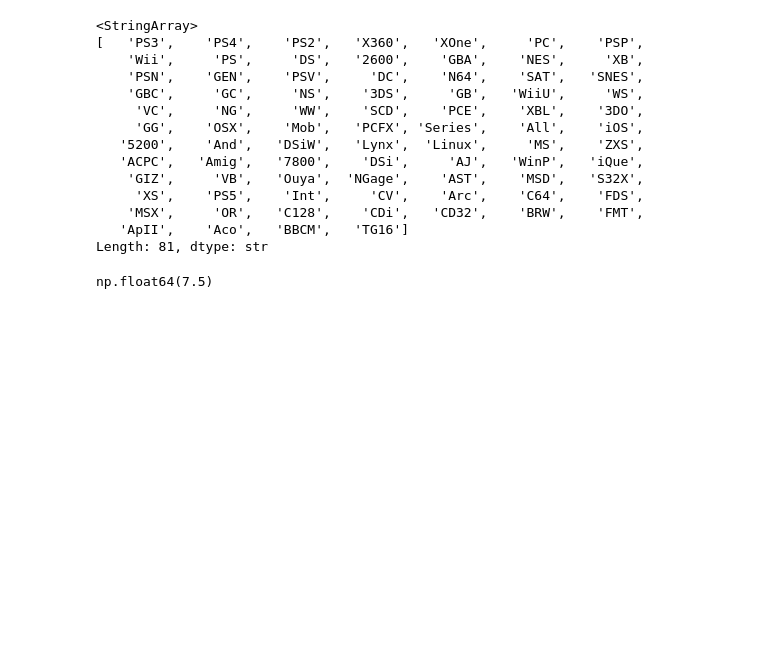
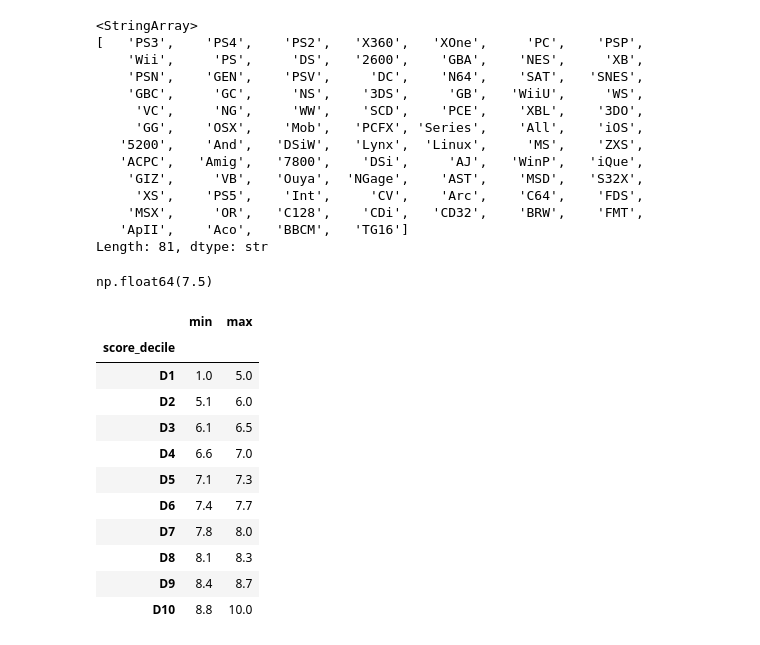
Before and after one commit to IsmaelTrentin/datasci-prj1, a Jupyter notebook: videogames.ipynb, the cells around one changed output. Cells and saved outputs as stored; diff of their text form; code cells hidden in the pictures; blank space fills up the shorter version.

```diff
--- a/videogames.ipynb
+++ b/videogames.ipynb
@@ -419,3 +419,45 @@ fig = px.bar(
 fig.update_xaxes(range=[1978, games_by_year["year"].max()])
 
 fig.show()
+# %%
+# pandas qcut divide i dati in `q` gruppi con lo stesso numero di samples/osservazioni.
+df_clean["score_decile"] = pd.qcut(
+    df_clean["critic_score"],
+    q=10,
+    labels=[f"D{i}" for i in range(1, 11)]
+)
+
+fig = px.box(
+    df_clean,
+    x="total_sales",
+    y="score_decile",
+    hover_name="title",
+    hover_data=["critic_score"],
+    log_x=True,  # consigliato perché le vendite sono molto skewed
+    title="Total Sales Distribution by Critic Score Deciles",
+    labels={
+        "total_sales": "Total Sales (millions)",
+        "score_decile": "Critic Score Decile"
+    }
+)
+fig.update_layout(
+    yaxis=dict(categoryorder="array",
+               categoryarray=[f"D{i}" for i in range(1,11)])
+)
+
+fig.show()
+# %%
+df_clean.groupby("score_decile")["critic_score"].agg(["min", "max"])
+# %% [output]
+|  | min | max |
+| score_decile |  |  |
+| D1 | 1.0 | 5.0 |
+| D2 | 5.1 | 6.0 |
+| D3 | 6.1 | 6.5 |
+| D4 | 6.6 | 7.0 |
+| D5 | 7.1 | 7.3 |
+| D6 | 7.4 | 7.7 |
+| D7 | 7.8 | 8.0 |
+| D8 | 8.1 | 8.3 |
+| D9 | 8.4 | 8.7 |
+| D10 | 8.8 | 10.0 |
```
Also changed, not shown: parts of 2 cells of this notebook.
